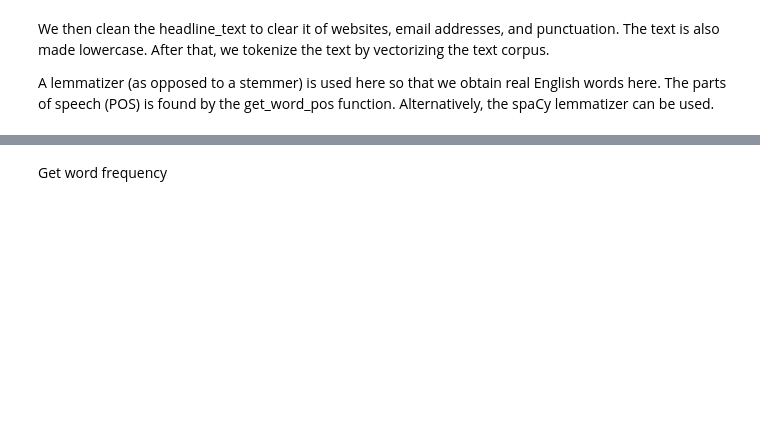
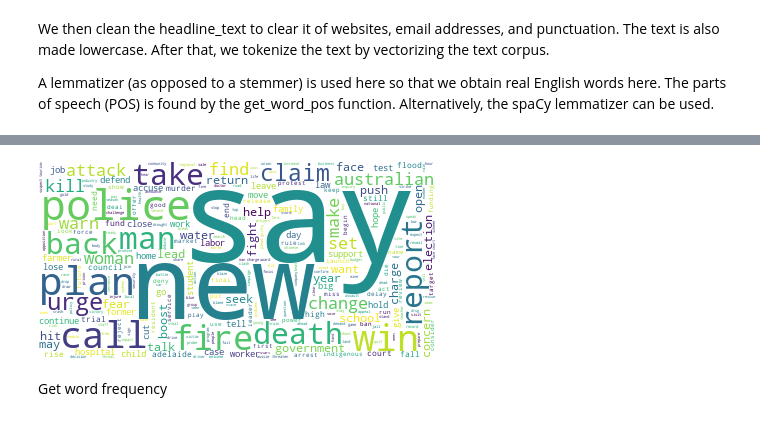
Before and after one commit to isaac-chung/data-science-projects, a Jupyter notebook: Topic Modeling/news-headlines.ipynb, the cells around one changed output, grey strips where cells are left out. Cells and saved outputs as stored; diff of their text form; code cells hidden in the pictures; blank space fills up the shorter version.

```diff
--- a/Topic Modeling/news-headlines.ipynb
+++ b/Topic Modeling/news-headlines.ipynb
@@ -103,10 +101,11 @@ For such a large dataset, the difference in time for stemming and lemmatizing wo
 import spacy
 nlp = spacy.load('en_core_web_sm', disable=['parser', 'ner'])
 tokenized = []
+allowed_pos_tags = ['NOUN','ADJ','VERB','ADV']
 t1 = time()
 for line in df['headline_text'].head(100000):
     txt = nlp(line)
-    b = [t.lemma_ for t in txt if t.lemma_ not in stop_words]
+    b = [t.lemma_ for t in txt if (t.lemma_ not in stop_words) and (t.pos_ in allowed_pos_tags)]
     tokenized.append(b)
 t2 = time()
 print("Time to clean and tokenize %.2e articles: %.2f min."
@@ -119,3 +129,16 @@ Time to clean and tokenize 1.00e+05 articles: 3.66 min.
+# %%
+# Import the wordcloud library
+from wordcloud import WordCloud
+# Join the different processed titles together.
+long_string = ' '.join(' '.join(line) for line in dfa.text)
+# Create a WordCloud object
+wordcloud = WordCloud(background_color="white", max_words=5000, contour_width=3, contour_color='steelblue')
+# Generate a word cloud
+wordcloud.generate(long_string)
+# Visualize the word cloud
+wordcloud.to_image()
+# %% [output]
+[figure, added]
 # %%
 # t1 = time()
 # a= df['headline_text'].head(100000).apply(apply_all)
```
Also changed, not shown: parts of 26 cells of this notebook.
